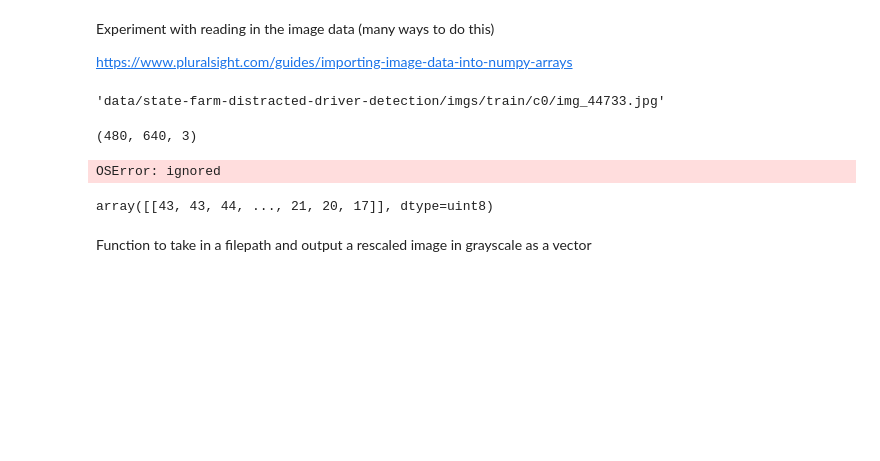
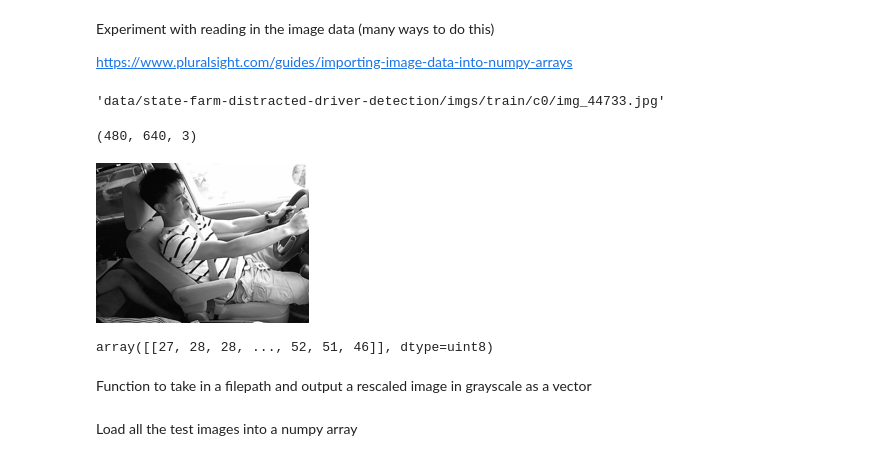
Before and after one commit to sinemmy/Fourthbrain_independent_project, a Jupyter notebook: Kaggle_StateFarmDistractedDriving.ipynb, the cells around one changed output. Cells and saved outputs as stored; diff of their text form; code cells hidden in the pictures; blank space fills up the shorter version.

Commit message:
loading test images locally and converting to np array

```diff
--- a/Kaggle_StateFarmDistractedDriving.ipynb
+++ b/Kaggle_StateFarmDistractedDriving.ipynb
@@ -114,19 +119,19 @@ imarray.shape
 # %%
 # also try reading using PIL lib
 # %%
-gryscale = Image.open(img_file).convert('L') # grayscale # Taking forever because there are thousands of files in the drive!
+gryscale = Image.open(df.iloc[0,3]).convert('L') # grayscale # Taking forever because there are thousands of files in the drive!
 # gryscale.resize((320,240)) # scale down by 1/2
-resize_dims = tuple([int(x/1) for x in (gryscale.size)])
+resize_dims = tuple([int(x/3) for x in (gryscale.size)])
 gryscale.resize(resize_dims) # note: not resizing in place, gryscale still original size
 # %% [output]
-OSError: ignored
+[figure, added]
 # %%
 # convert to numpy array
 np.array(gryscale)
 # convert img to row vector
 np.array(gryscale).reshape(1,np.array(gryscale).size)
 # %% [output]
-array([[43, 43, 44, ..., 21, 20, 17]], dtype=uint8)
+array([[27, 28, 28, ..., 52, 51, 46]], dtype=uint8)
 # %% [markdown]
 Function to take in a filepath and output a rescaled image in grayscale as a vector
 # %%
@@ -143,3 +148,5 @@ def img2vec(filepath, resize_scale = 5, gray_scale = True):
     resize_dims = tuple([int(x/resize_scale) for x in (gryscale.size)])
     im = im.resize(resize_dims)
   return np.array(im).reshape(1, np.array(im).size)
+# %% [markdown]
+Load all the test images into a numpy array
```
Also changed, not shown: parts of 9 cells of this notebook.
